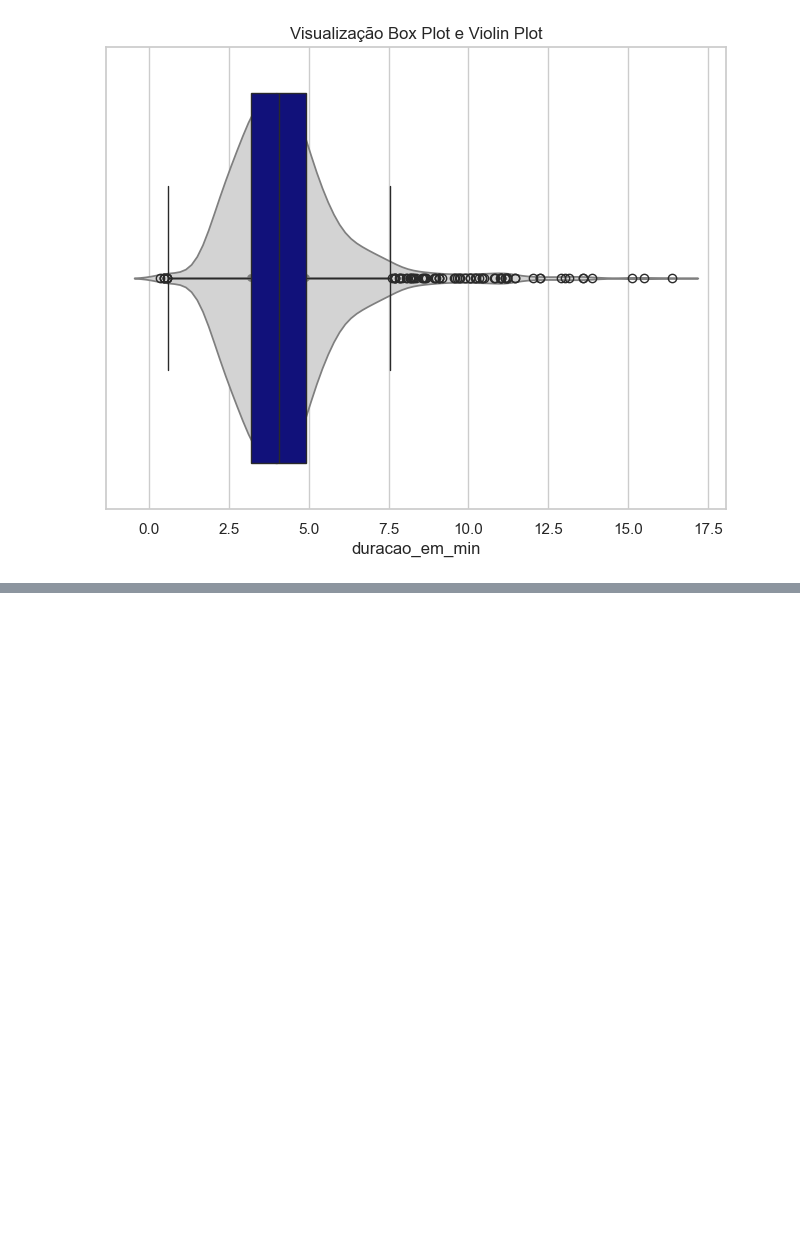
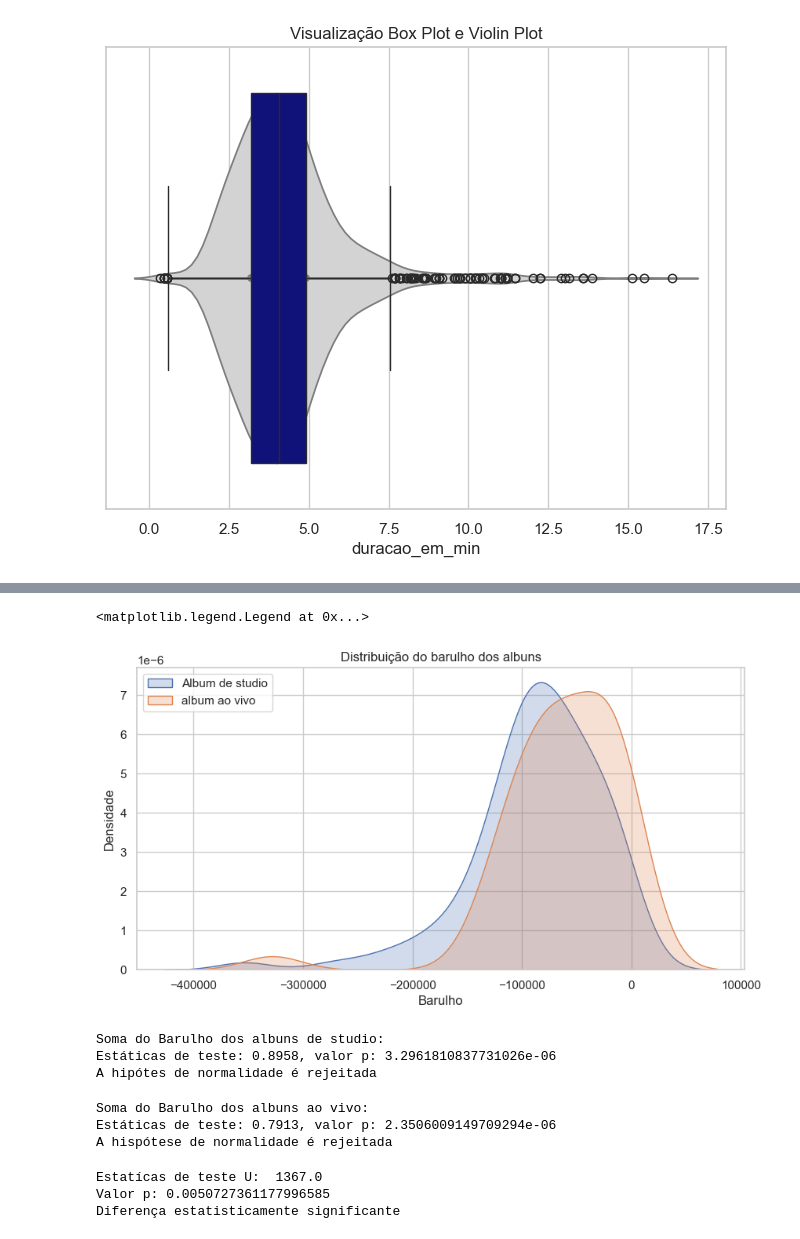
Before and after one commit to heloise-02/Machine_Learning_Studies_Fiap, a Jupyter notebook: aula_3/aula_3.ipynb, the cells around one changed output, grey strips where cells are left out. Drawn from its saved outputs; the diff is of its cells as text; code cells hidden in the pictures; blank space fills up the shorter version.

```diff
--- a/aula_3/aula_3.ipynb
+++ b/aula_3/aula_3.ipynb
@@ -235,0 +322,13 @@ def classifica_musica_ao_vivo(df):
+# %%
+plt.figure(figsize=(10,5))
+
+sns.kdeplot(data=df_studio, label='Album de studio', fill=True)
+sns.kdeplot(data=df_ao_vivo, label='album ao vivo', fill=True)
+
+plt.title('Distribuição do barulho dos albuns')
+plt.xlabel('Barulho')
+plt.ylabel('Densidade')
+plt.legend()
+# %% [output]
+<matplotlib.legend.Legend at 0x...>
+[figure, added]
@@ -235,0 +337,26 @@ def classifica_musica_ao_vivo(df):
+# %%
+stat, p = shapiro(df_studio)
+print('Soma do Barulho dos albuns de studio: ')
+print('Estáticas de teste: {:.4f}, valor p: {}'.format(stat, p))
+
+if p > 0.05:
+    print('Não há evidência sufuciente para rejeitar a hipótese de normalidade')
+else:
+    print('A hipótes de normalidade é rejeitada')
+# %% [output]
+Soma do Barulho dos albuns de studio:
+Estáticas de teste: 0.8958, valor p: 3.2961810837731026e-06
+A hipótes de normalidade é rejeitada
+# %%
+stat, p = shapiro(df_ao_vivo)
+print('Soma do Barulho dos albuns ao vivo: ')
+print('Estáticas de teste: {:.4f}, valor p: {}'.format(stat, p))
+
+if p > 0.05:
+    print('Não há evidência suficiente para rejeitar a hipótes de normalidade')
+else:
+    print('A hispótese de normalidade é rejeitada')
+# %% [output]
+Soma do Barulho dos albuns ao vivo:
+Estáticas de teste: 0.7913, valor p: 2.3506009149709294e-06
+A hispótese de normalidade é rejeitada
@@ -235,0 +365,15 @@ def classifica_musica_ao_vivo(df):
+# %%
+stat, p = mannwhitneyu(df_studio.sample(len(df_studio)), df_ao_vivo.sample (len(df_ao_vivo)), alternative='less')
+
+print('Estatícas de teste U: ', stat)
+print('Valor p:', p)
+
+alpha = 0.05
+if p < alpha:
+    print('Diferença estatisticamente significante')
+else:
+    print('Não há diferença estatisticamente significante')
+# %% [output]
+Estatícas de teste U:  1367.0
+Valor p: 0.0050727361177996585
+Diferença estatisticamente significante
```
Also changed, not shown: parts of 22 cells of this notebook, 1 other file.
